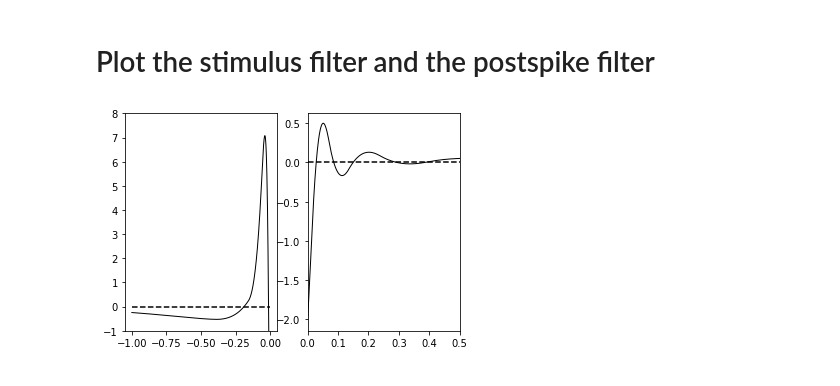
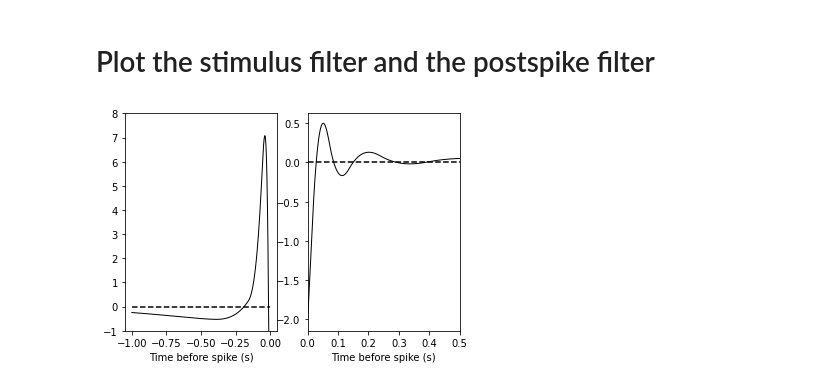
Before and after one commit to davidfox87/neuro_encoding_models, a Jupyter notebook: HowTo_fit_filters.ipynb, the cells around one changed output. Saved outputs shown, nothing was run; the diff lists cells and outputs as text; code cells hidden in the pictures.

```diff
--- a/HowTo_fit_filters.ipynb
+++ b/HowTo_fit_filters.ipynb
@@ -54,4 +56,4 @@ uploaded = files.upload()
 # %% [output]
 [interactive output not drawn]
 # %%
-stim, sptimes = io.load_spk_times('stim.txt', 'pn1SpTimes_reverseChirp.mat', 5, 30)
+stim, sptimes = io.load_spk_times('datasets/stim.txt', 'datasets/spTimesPNControl/pn1SpTimes_reverseChirp.mat', 5, 30)
@@ -207,11 +220,13 @@ DC bias term is 1.4810733822918412 spikes/s
 # %%
 fig, (ax1, ax2) = plt.subplots(1, 2)
 ax1.plot(kt, k, '-k', linewidth=1)
 ax2.plot(ht, h, '-k', linewidth=1)
 ax1.plot([-1, 0], [0, 0], '--k')
 ax2.plot([0, .5], [0, 0], '--k')
 ax2.set_xlim(0, 0.5)
 ax1.set_ylim(-1, 8)
+ax1.set_xlabel('Time before spike (s)')
+ax2.set_xlabel('Time before spike (s)')
 plt.show()
 # %% [output]
-[figure, old version]
+[figure, new version]
```
Also changed, not shown: parts of 4 cells of this notebook.
